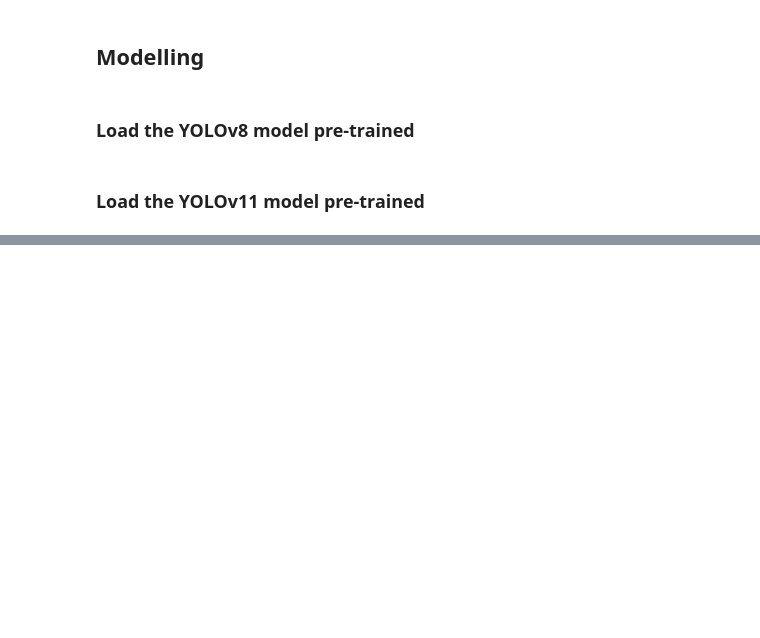
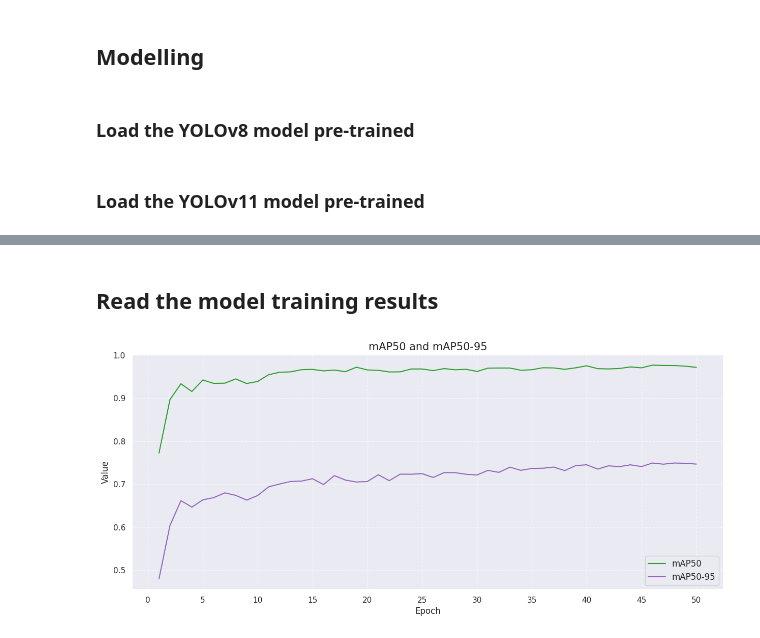
Before and after one commit to khangbkk23/Self-DrivingCarUsingDDPG, a Jupyter notebook: yolo_detect_object/realtime_detect_car/pipeline.ipynb, the cells around one changed output, grey strips where cells are left out. Cells and saved outputs as stored; diff of their text form; code cells hidden in the pictures; blank space fills up the shorter version.

```diff
--- a/yolo_detect_object/realtime_detect_car/pipeline.ipynb
+++ b/yolo_detect_object/realtime_detect_car/pipeline.ipynb
@@ -291,0 +292,18 @@ Starting training for 50 epochs...
+# %% [markdown]
+## Read the model training results
+# %%
+results_df = pd.read_csv(f"{temp_save_dir}/train/results.csv")
+plt.figure(figsize=(15, 6))
+plt.plot(range(1,epochs+1), results_df["metrics/mAP50(B)"],
+         label="mAP50", color="#2ca02c")
+plt.plot(range(1,epochs+1), results_df["metrics/mAP50-95(B)"],
+         label="mAP50-95", color="#9467bd")
+plt.title("mAP50 and mAP50-95", fontsize=15)
+plt.xlabel("Epoch", fontsize=12)
+plt.ylabel("Value", fontsize=12)
+plt.xticks(range(0,epochs+1,epochs//10))
+plt.legend(fontsize=12)
+plt.grid(True, linestyle="--", alpha=0.6)
+plt.show()
+# %% [output]
+[figure, added]
```
Also changed, not shown: parts of 9 cells of this notebook, 17 other files.
